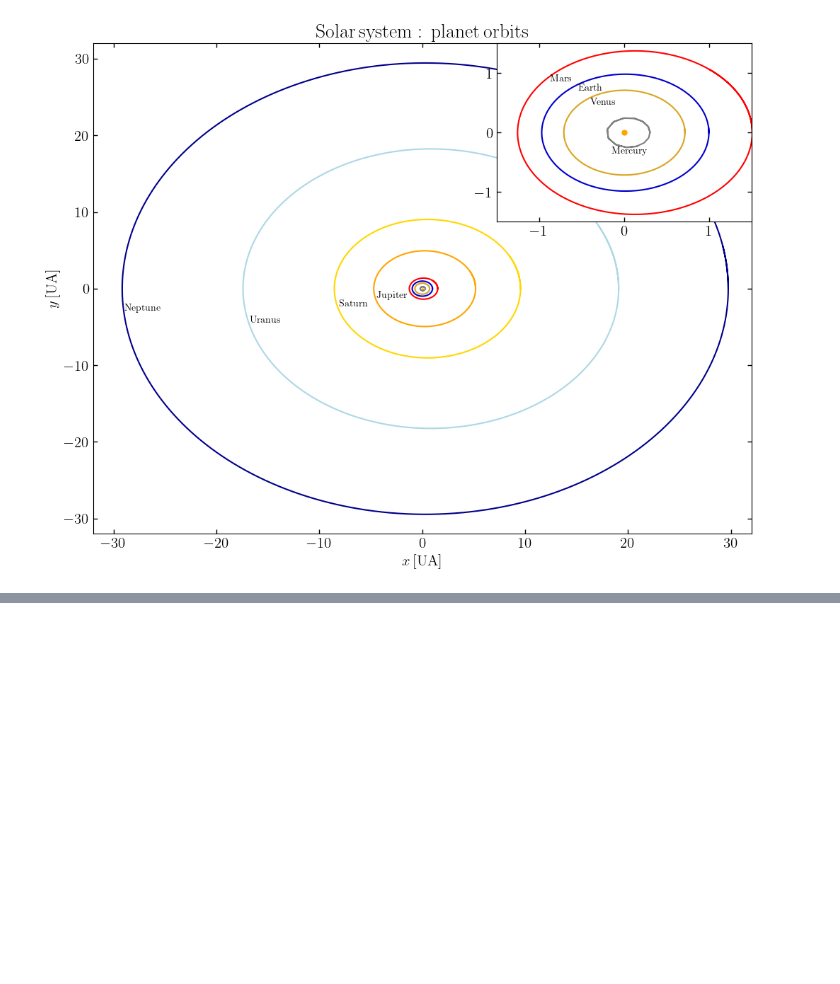
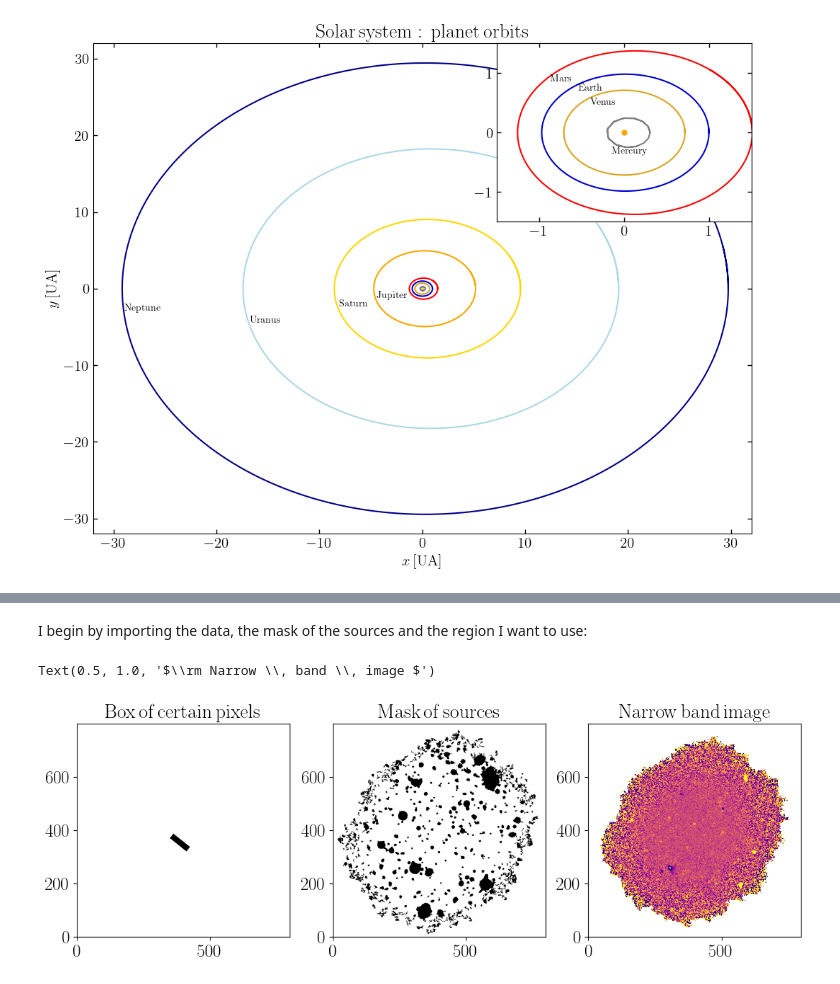
Before and after one commit to dgerosa/scientificcomputing_bicocca_2023, a Jupyter notebook: working/Exercises.ipynb, the cells around one changed output, grey strips where cells are left out. Cells and saved outputs as stored; diff of their text form; code cells hidden in the pictures; blank space fills up the shorter version.

```diff
--- a/working/Exercises.ipynb
+++ b/working/Exercises.ipynb
@@ -1151,0 +1182,59 @@ I
+# %% [markdown]
+I begin by importing the data, the mask of the sources and the region I want to use:
+# %%
+#%%%% Noise level determination
+import numpy as np
+import matplotlib as mp
+import matplotlib.pyplot as plt
+import random
+from astropy.io import fits
+from matplotlib.patches import Circle
+from scipy.ndimage import rotate
+from tqdm import tqdm
+
+mp.rc('text', usetex=True)
+mp.rcParams['axes.labelsize']  = 20
+mp.rcParams['axes.titlesize']  = 20
+mp.rcParams['xtick.labelsize'] = 18
+mp.rcParams['ytick.labelsize'] = 18
+
+
+#the paths of the data
+pathBox = "/Volumes/SamsungUSB/MUDF/MUDFcubex/NoFeatureAnalysis/FilamentTest/SBradialprofile/MaskBox_3.fits"
+pathNBrms = "/Volumes/SamsungUSB/MUDF/MUDFcubex/NoFeatureAnalysis/NBimages/NBimgNebula/MUDF.IM_sel_5043.75-5073.75.fits"
+pathMask = "/Volumes/SamsungUSB/MUDF/MUDFcubex/NoFeatureAnalysis/NBimages/NBimgNebula/Mask/SourceMaskForError.fits"
+
+
+#import the box that is used to sample the central region
+boxmask = fits.open(pathBox)
+box = boxmask[0].data
+
+
+#import the mask of the sources from the white light image
+Mask = fits.open(pathMask)
+maskData = (Mask[0].data)[0]
+maskData[np.where(maskData != 0)] = 1 #just putting to 1 all the ids of the sources
+
+
+#import the NB to determine the empirical detection level
+NBrms = fits.open(pathNBrms)
+NBrmsdata = NBrms[0].data
+
+
+
+fig = plt.figure(figsize=(13, 5))
+
+ax1 = plt.subplot(131)
+ax1.imshow(box, origin='lower', cmap='Greys')
+ax1.set_title(r'$\rm Box \, of \, certain \, pixels$')
+
+ax2 = plt.subplot(132)
+ax2.imshow(maskData, origin='lower', cmap='Greys')
+ax2.set_title(r'$\rm Mask \, of \, sources$')
+
+ax3 = plt.subplot(133)
+ax3.imshow(NBrmsdata, origin='lower', cmap='plasma', vmax=2, vmin=-2)
+ax3.set_title(r'$\rm Narrow \, band \, image $')
+# %% [output]
+Text(0.5, 1.0, '$\\rm Narrow \\, band \\, image $')
+[figure, added]
```
Also changed, not shown: parts of 8 cells of this notebook, 7 other files.
